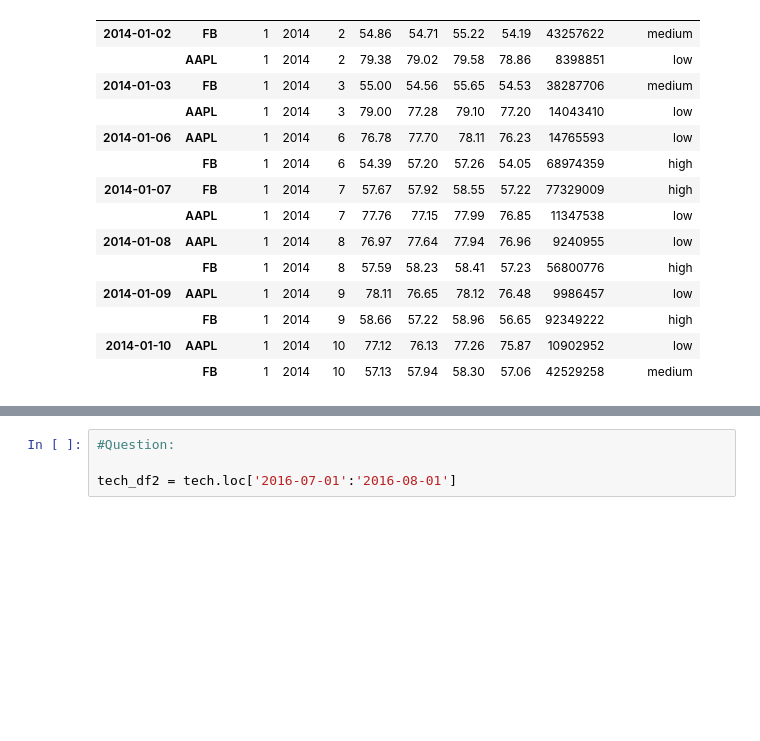
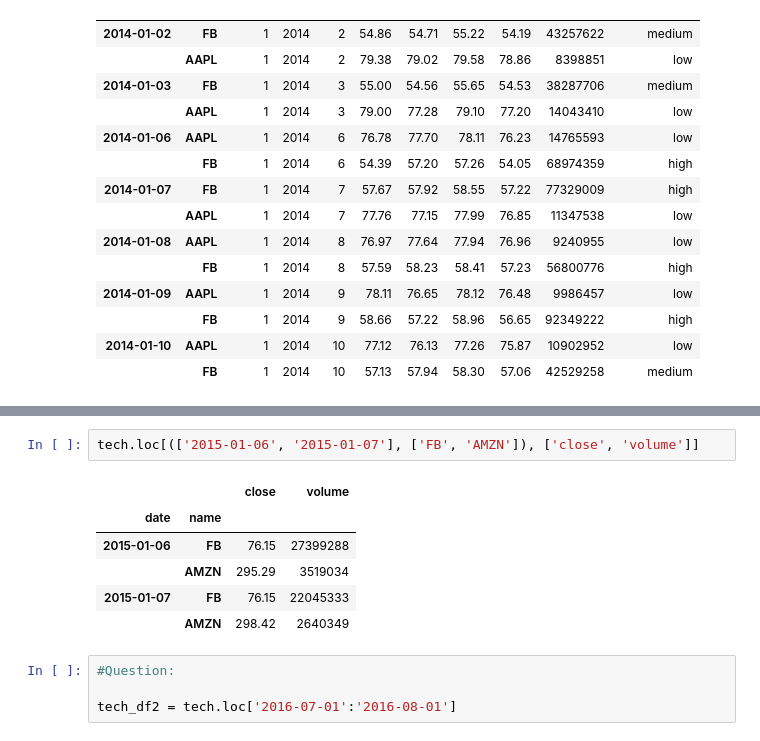
Before and after one commit to Narula901/Python-Library, a Jupyter notebook: Pandas/Practice Problems/Practice Problem - Going MultiDimensional - 2.ipynb, the cells around one changed output, grey strips where cells are left out. Drawn from its saved outputs; the diff is of its cells as text; blank space fills up the shorter version.

```diff
--- a/Pandas/Practice Problems/Practice Problem - Going MultiDimensional - 2.ipynb
+++ b/Pandas/Practice Problems/Practice Problem - Going MultiDimensional - 2.ipynb
@@ -163,3 +176,12 @@ tech.loc[(slice('2014-01-02', '2014-01-10'), ['FB', 'AAPL']), : ]
+# %%
+tech.loc[(['2015-01-06', '2015-01-07'], ['FB', 'AMZN']), ['close', 'volume']]
+# %% [output]
+|  |  | close | volume |
+| date | name |  |  |
+| 2015-01-06 | FB | 76.15 | 27399288 |
+|  | AMZN | 295.29 | 3519034 |
+| 2015-01-07 | FB | 76.15 | 22045333 |
+|  | AMZN | 298.42 | 2640349 |
 # %%
 #Question:
 
```
Also changed, not shown: parts of 3 cells of this notebook.
